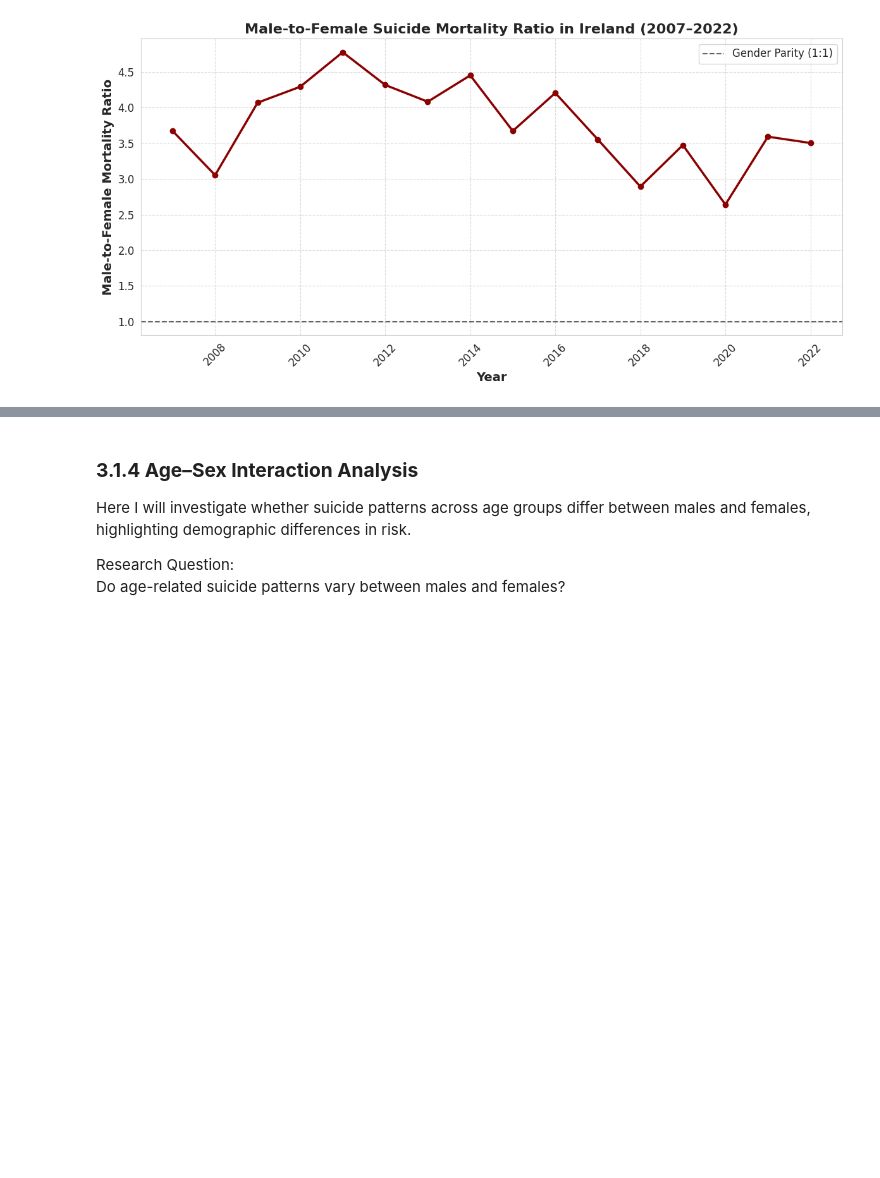
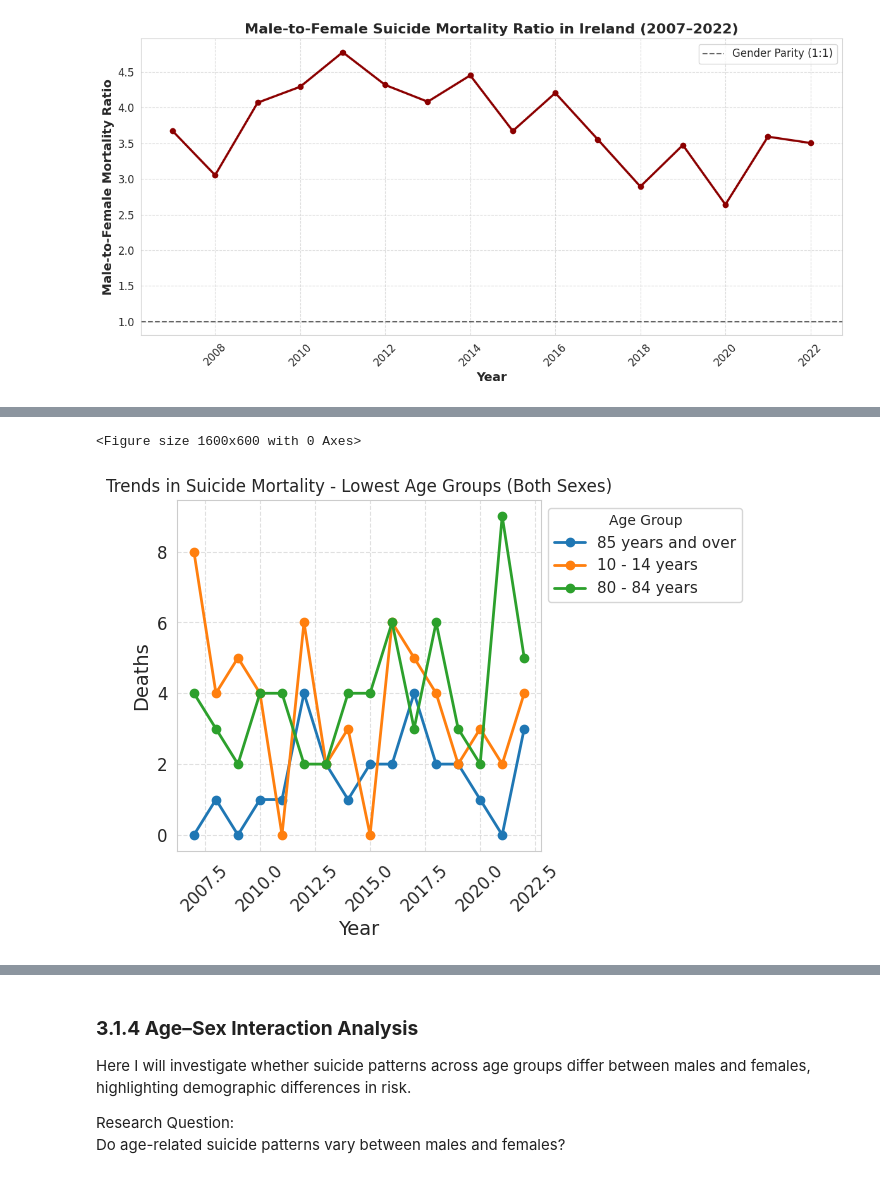
Before and after one commit to NibnabCodes/pfda_project, a Jupyter notebook: analysis.ipynb, the cells around one changed output, grey strips where cells are left out. Saved outputs shown, nothing was run; the diff lists cells and outputs as text; code cells hidden in the pictures; blank space fills up the shorter version.

```diff
--- a/analysis.ipynb
+++ b/analysis.ipynb
@@ -1042,0 +1122,24 @@ Which age groups account for the most and least deaths, and how do their contrib
+# %%
+# Lowest age groups plot
+plt.figure(figsize=(16, 6))
+
+both_sexes_df[lowest_age_groups.index].plot(
+    marker="o",
+    linewidth=2,
+    title="Trends in Suicide Mortality - Lowest Age Groups (Both Sexes)"
+)
+
+plt.xlabel("Year", fontsize=14)
+plt.ylabel("Deaths", fontsize=14)
+plt.xticks(rotation=45, fontsize=12)
+plt.yticks(fontsize=12)
+plt.legend(title="Age Group",
+        fontsize=11,
+        loc="upper left",
+        bbox_to_anchor=(1, 1)
+    )
+plt.grid(True, linestyle="--", alpha=0.6)
+plt.tight_layout()
+# %% [output]
+<Figure size 1600x600 with 0 Axes>
+[figure, added]
```
Also changed, not shown: parts of 27 cells of this notebook, 1 other file.
